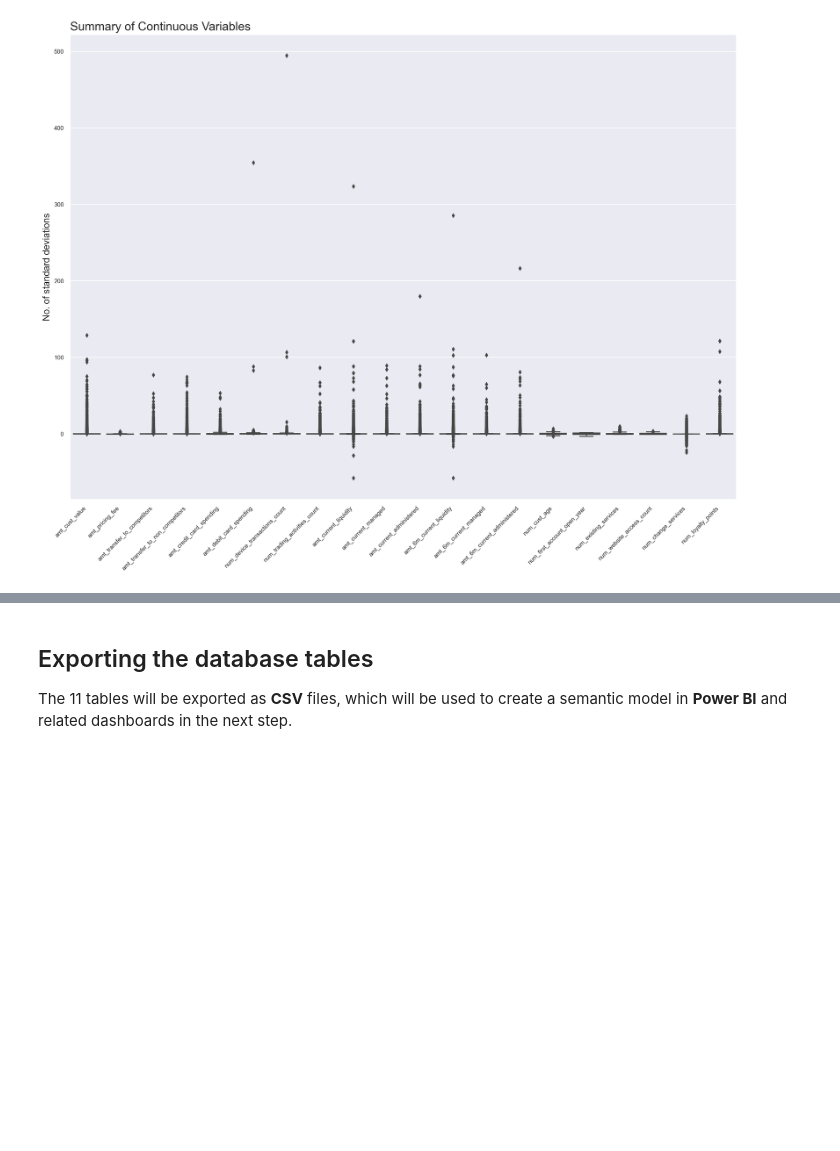
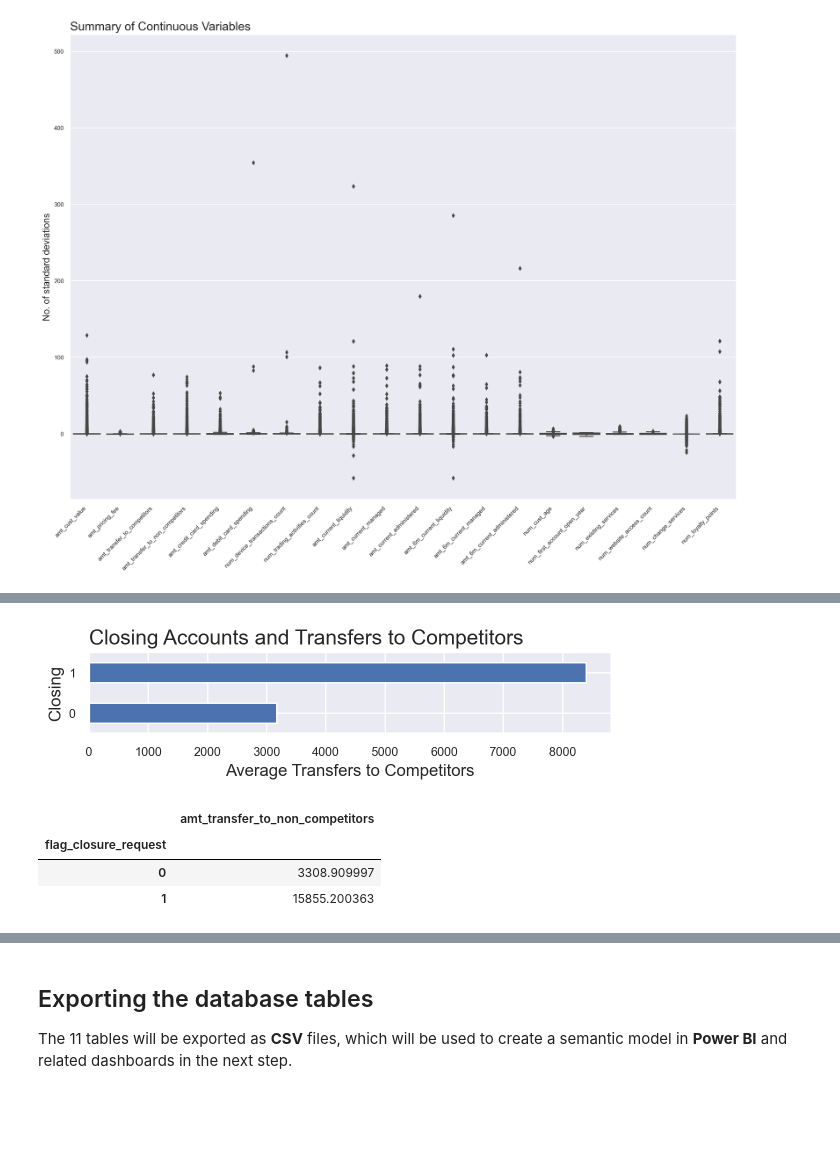
Before and after one commit to fedfioravanti/Bank-Churn-Prediction, a Jupyter notebook: notebooks/Bank-Churn-01-Intro-EDA.ipynb, the cells around one changed output, grey strips where cells are left out. Saved outputs shown, nothing was run; the diff lists cells and outputs as text; code cells hidden in the pictures; blank space fills up the shorter version.

```diff
--- a/notebooks/Bank-Churn-01-Intro-EDA.ipynb
+++ b/notebooks/Bank-Churn-01-Intro-EDA.ipynb
@@ -659,0 +709,21 @@ plt.show()
+# %%
+# create a horizontal bar plot showing the average transfers to competitors value for remaining and closing accounts
+transf_comp.plot(kind='barh', rot=0, figsize=(6,1))
+plt.title('Closing Accounts and Transfers to Competitors', loc='left', fontsize = 15)
+plt.ylabel('Closing', fontsize = 12)
+plt.xlabel('Average Transfers to Competitors', fontsize = 12)
+
+plt.legend('', frameon=False)
+
+plt.show()
+# %% [output]
+[figure, added]
+# %%
+# display the average transfers to non competitors value for remaining and closing accounts
+transf_non_comp = df.groupby('flag_closure_request')[['amt_transfer_to_non_competitors']].mean()
+transf_non_comp
+# %% [output]
+|  | amt_transfer_to_non_competitors |
+| flag_closure_request |  |
+| 0 | 3308.909997 |
+| 1 | 15855.200363 |
```
Also changed, not shown: parts of 10 cells of this notebook.
